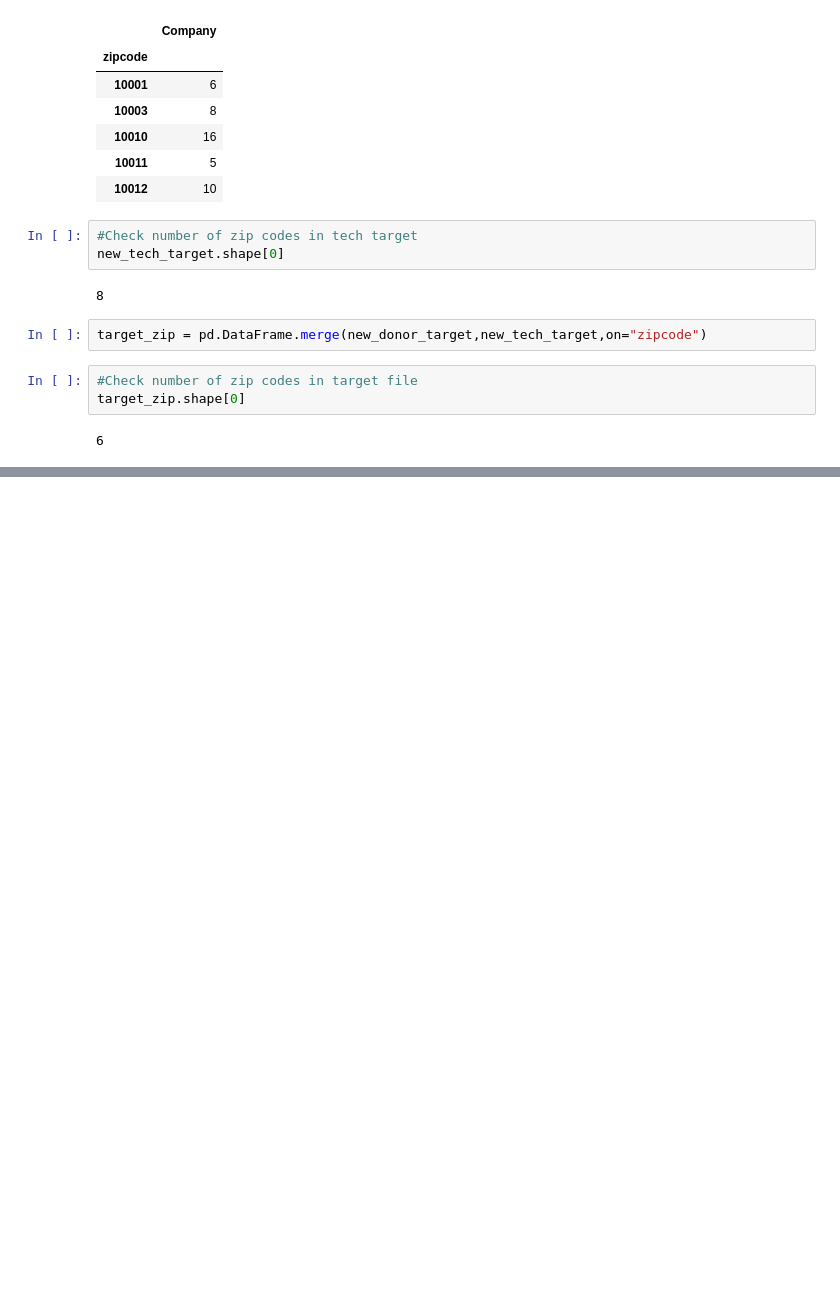
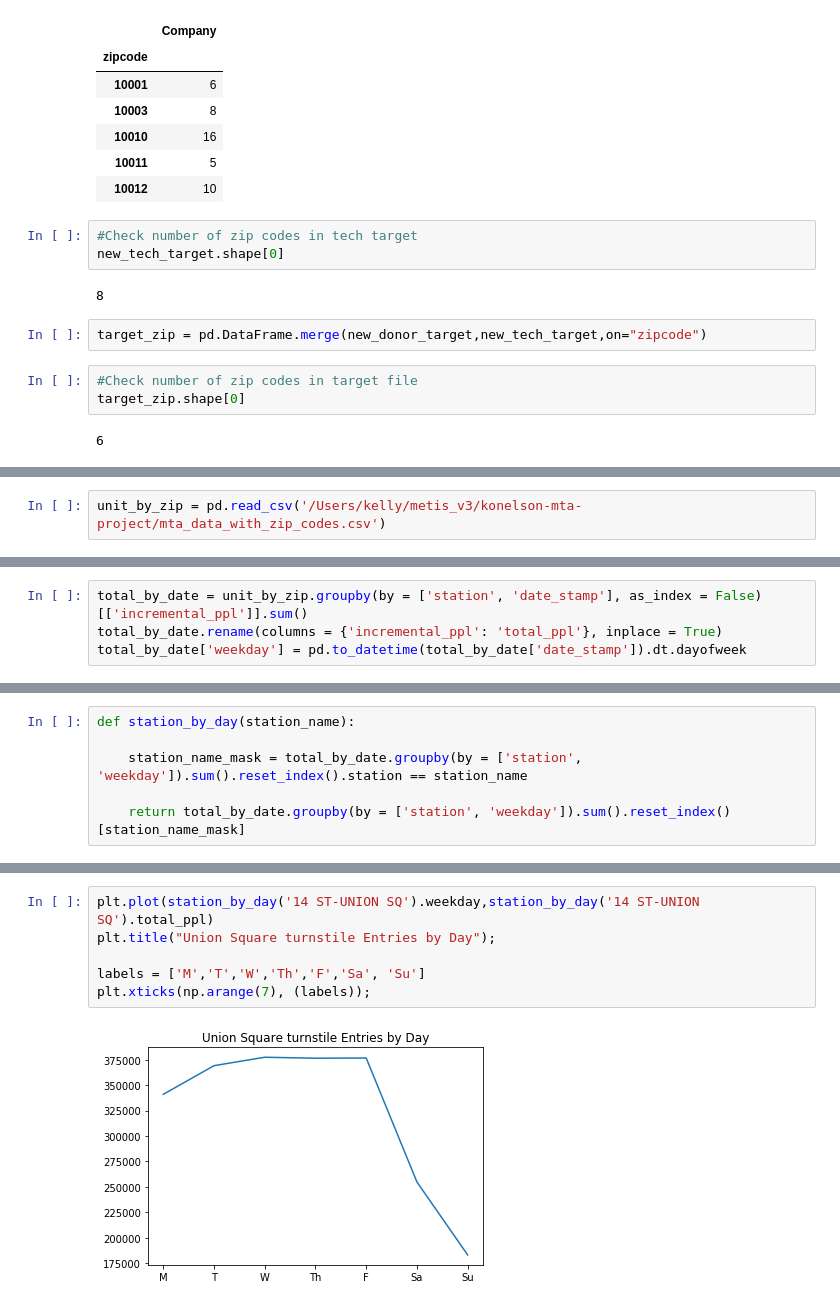
Before and after one commit to konelson/konelson-mta-project, a Jupyter notebook: Target Selection.ipynb, the cells around one changed output, grey strips where cells are left out. Cells and saved outputs as stored; diff of their text form; blank space fills up the shorter version.

```diff
--- a/Target Selection.ipynb
+++ b/Target Selection.ipynb
@@ -57,0 +67,2 @@ target_zip
+# %%
+unit_by_zip = pd.read_csv('/Users/kelly/metis_v3/konelson-mta-project/mta_data_with_zip_codes.csv')
@@ -57,0 +142,4 @@ target_zip
+# %%
+total_by_date = unit_by_zip.groupby(by = ['station', 'date_stamp'], as_index = False)[['incremental_ppl']].sum()
+total_by_date.rename(columns = {'incremental_ppl': 'total_ppl'}, inplace = True)
+total_by_date['weekday'] = pd.to_datetime(total_by_date['date_stamp']).dt.dayofweek
@@ -57,0 +149,6 @@ target_zip
+# %%
+def station_by_day(station_name):
+
+    station_name_mask = total_by_date.groupby(by = ['station', 'weekday']).sum().reset_index().station == station_name
+
+    return total_by_date.groupby(by = ['station', 'weekday']).sum().reset_index()[station_name_mask]
@@ -57,0 +172,8 @@ target_zip
+# %%
+plt.plot(station_by_day('14 ST-UNION SQ').weekday,station_by_day('14 ST-UNION SQ').total_ppl)
+plt.title("Union Square turnstile Entries by Day");
+
+labels = ['M','T','W','Th','F','Sa', 'Su']
+plt.xticks(np.arange(7), (labels));
+# %% [output]
+[figure, added]
```
Also changed, not shown: parts of 44 cells of this notebook.
